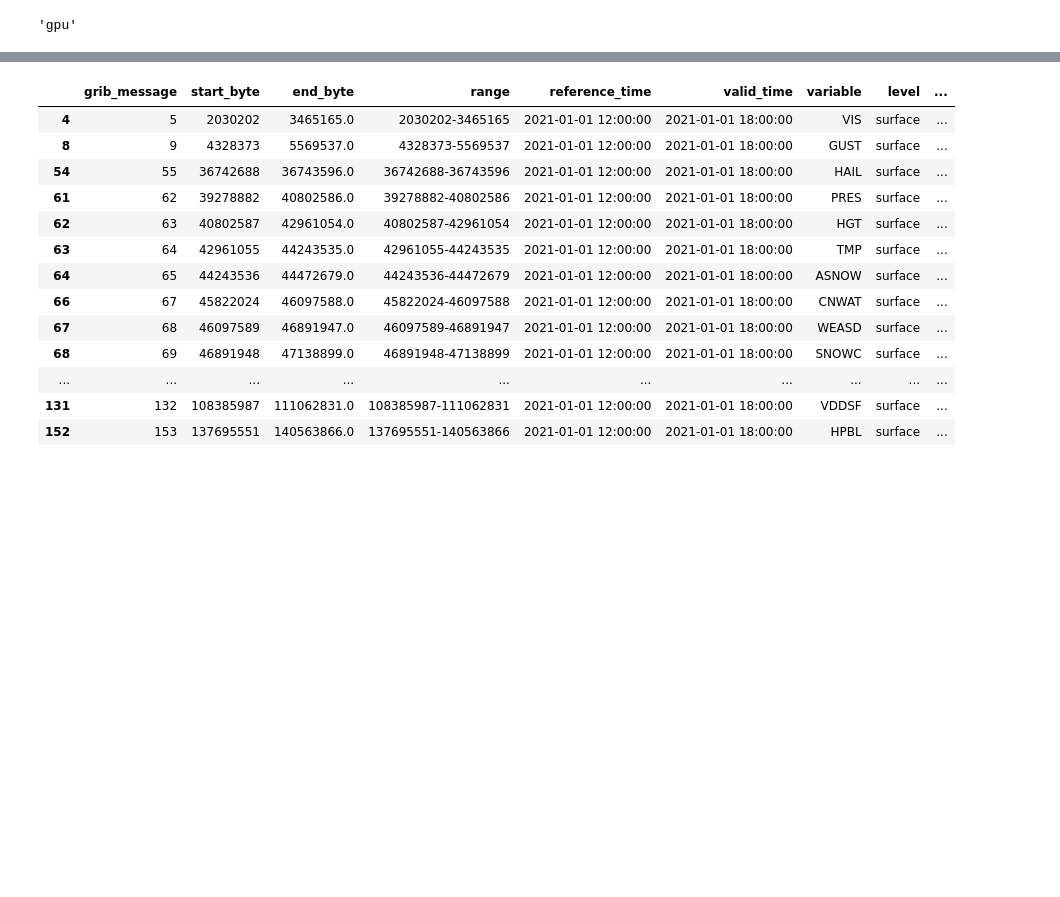
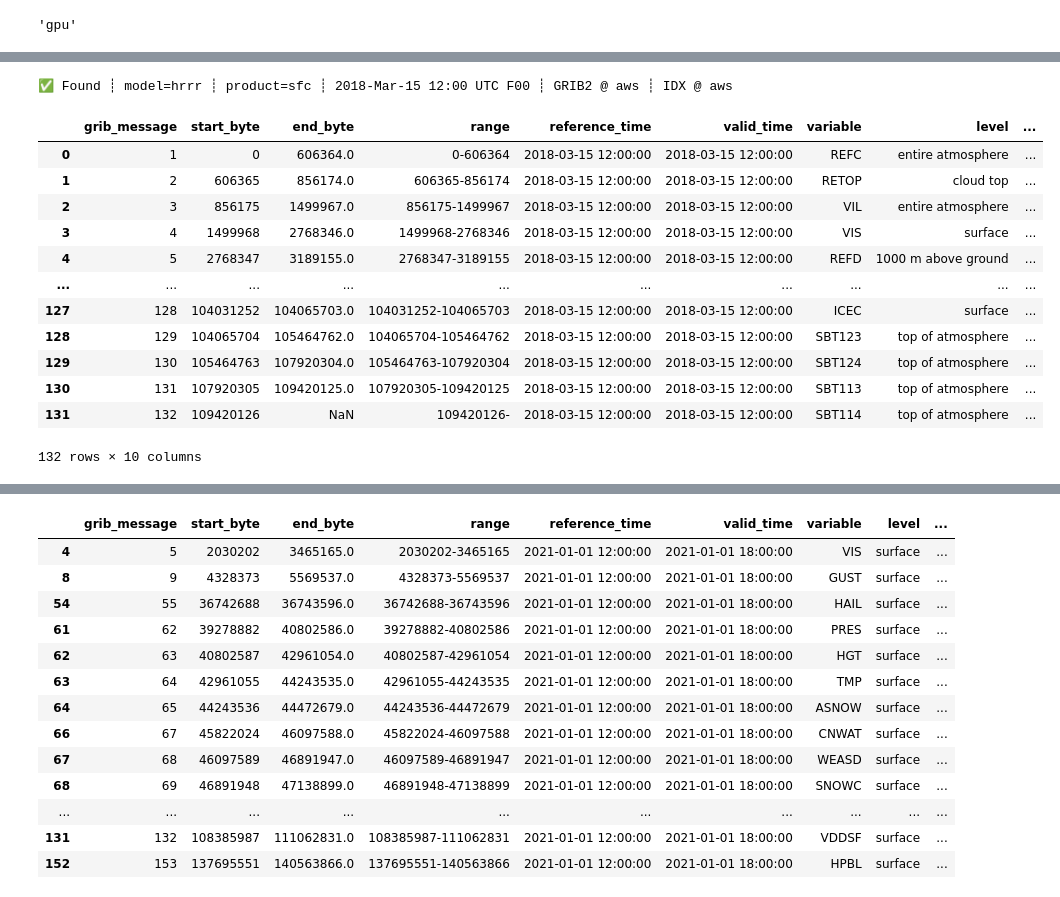
Before and after one commit to AmeerArsala/graphcast-generation, a Jupyter notebook: notebooks/nam_hrrr.ipynb, the cells around one changed output, grey strips where cells are left out. Drawn from its saved outputs; the diff is of its cells as text; code cells hidden in the pictures; blank space fills up the shorter version.

```diff
--- a/notebooks/nam_hrrr.ipynb
+++ b/notebooks/nam_hrrr.ipynb
@@ -14,0 +33,33 @@ jax.default_backend()
+# %%
+import pandas as pd
+from herbie import Herbie, FastHerbie
+
+
+start_date = '2014-01-01'
+end_date = '2022-12-31'
+
+model = 'hrrr'
+product = 'sfc'  # surface fields
+
+ALL_DATES = pd.date_range(start=start_date, end=end_date, freq='D')
+
+H_SAR = Herbie("2018-03-15 12:00", model=model, product=product, fxx=0)
+# %% [output]
+✅ Found ┊ model=hrrr ┊ product=sfc ┊ 2018-Mar-15 12:00 UTC F00 ┊ GRIB2 @ aws ┊ IDX @ aws
+# %%
+zero_df = H_SAR.inventory()
+zero_df
+# %% [output]
+|  | grib_message | start_byte | end_byte | range | reference_time | valid_time | variable | level | ... |
+| 0 | 1 | 0 | 606364.0 | 0-606364 | 2018-03-15 12:00:00 | 2018-03-15 12:00:00 | REFC | entire atmosphere | ... |
+| 1 | 2 | 606365 | 856174.0 | 606365-856174 | 2018-03-15 12:00:00 | 2018-03-15 12:00:00 | RETOP | cloud top | ... |
+| 2 | 3 | 856175 | 1499967.0 | 856175-1499967 | 2018-03-15 12:00:00 | 2018-03-15 12:00:00 | VIL | entire atmosphere | ... |
+| 3 | 4 | 1499968 | 2768346.0 | 1499968-2768346 | 2018-03-15 12:00:00 | 2018-03-15 12:00:00 | VIS | surface | ... |
+| 4 | 5 | 2768347 | 3189155.0 | 2768347-3189155 | 2018-03-15 12:00:00 | 2018-03-15 12:00:00 | REFD | 1000 m above ground | ... |
+| ... | ... | ... | ... | ... | ... | ... | ... | ... | ... |
+| 127 | 128 | 104031252 | 104065703.0 | 104031252-104065703 | 2018-03-15 12:00:00 | 2018-03-15 12:00:00 | ICEC | surface | ... |
+| 128 | 129 | 104065704 | 105464762.0 | 104065704-105464762 | 2018-03-15 12:00:00 | 2018-03-15 12:00:00 | SBT123 | top of atmosphere | ... |
+| 129 | 130 | 105464763 | 107920304.0 | 105464763-107920304 | 2018-03-15 12:00:00 | 2018-03-15 12:00:00 | SBT124 | top of atmosphere | ... |
+| 130 | 131 | 107920305 | 109420125.0 | 107920305-109420125 | 2018-03-15 12:00:00 | 2018-03-15 12:00:00 | SBT113 | top of atmosphere | ... |
+| 131 | 132 | 109420126 | NaN | 109420126- | 2018-03-15 12:00:00 | 2018-03-15 12:00:00 | SBT114 | top of atmosphere | ... |
+132 rows × 10 columns
```
Also changed, not shown: parts of 8 cells of this notebook, 1 other file.
